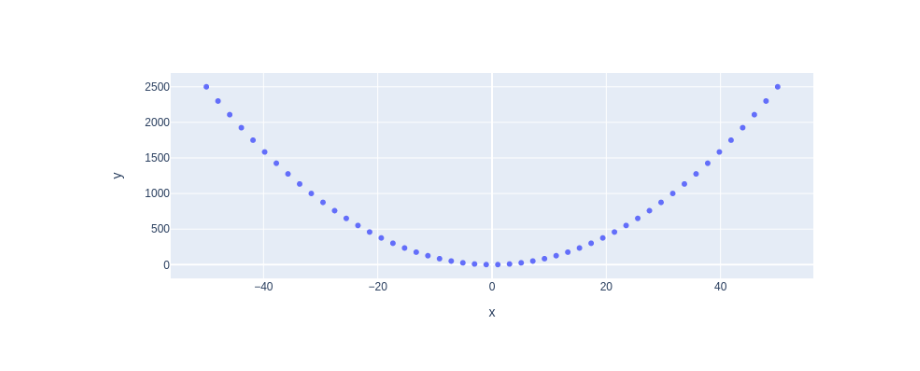
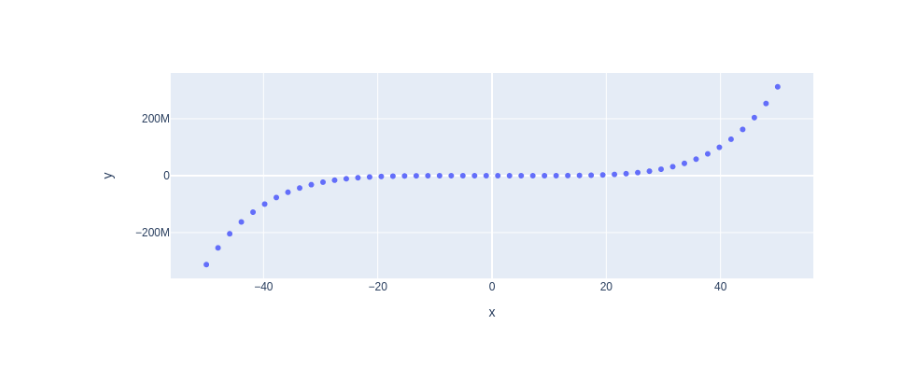
Before and after one commit to senthilkumar1905/my-notebooks-repo, a Jupyter notebook: experiment1.ipynb, the cells around one changed output. Cells and saved outputs as stored; diff of their text form; code cells hidden in the pictures.

```diff
--- a/experiment1.ipynb
+++ b/experiment1.ipynb
@@ -9,7 +9,7 @@ x = np.linspace(start=-50, stop=50)
 
 # y-axis data points
 
-y = x ** 2
+y = x ** 5
 
 # define the plot
 
@@ -21 +20 @@ fig.show()
-[figure, old version]
+[figure, new version]
```
Also changed, not shown: parts of 1 cell of this notebook.
